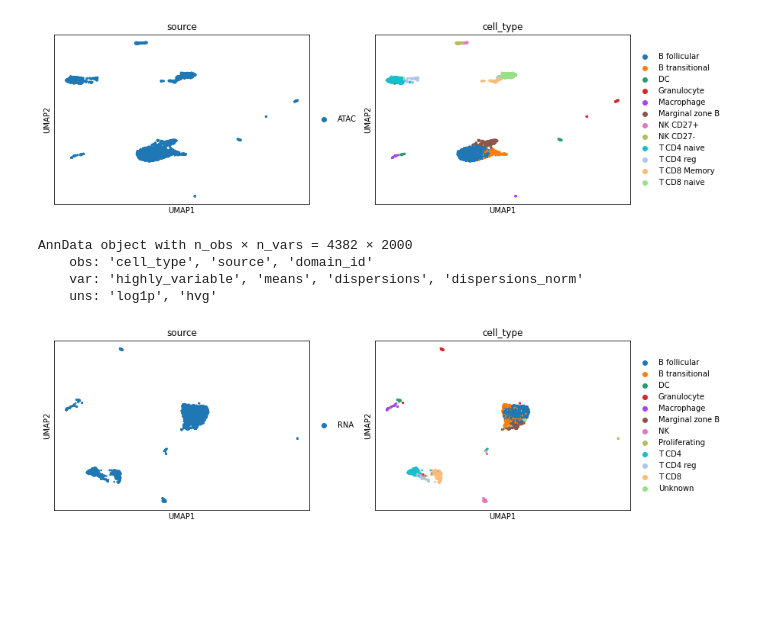
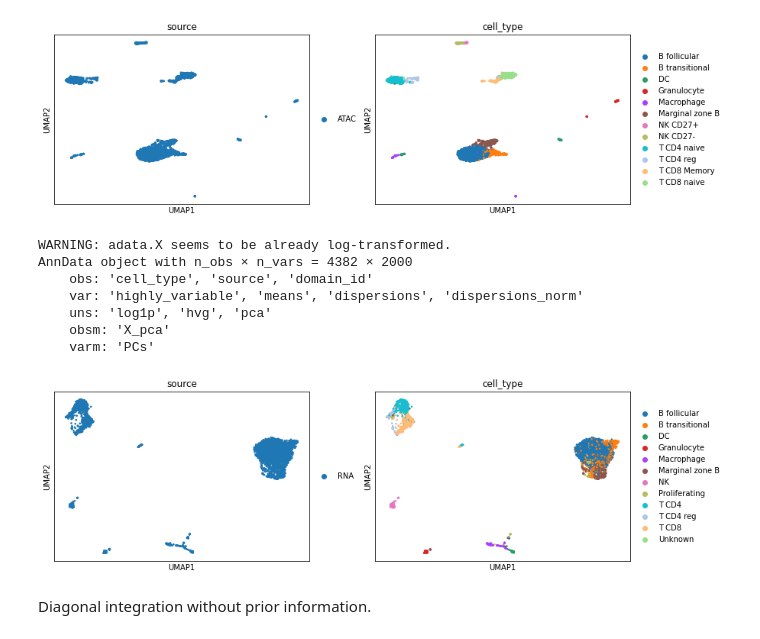
Before and after one commit to caokai1073/uniPort, a Jupyter notebook: docs/source/examples/diagonal_mouse_spleen.ipynb, the cells around one changed output. Drawn from its saved outputs; the diff is of its cells as text; code cells hidden in the pictures; blank space fills up the shorter version.

```diff
--- a/docs/source/examples/diagonal_mouse_spleen.ipynb
+++ b/docs/source/examples/diagonal_mouse_spleen.ipynb
@@ -45,19 +47,24 @@ AnnData object with n_obs × n_vars = 3166 × 126590
 # %%
 sc.pp.normalize_total(adata_rna)
 sc.pp.log1p(adata_rna)
 sc.pp.highly_variable_genes(adata_rna, n_top_genes=2000, inplace=False, subset=True)
+sc.pp.pca(adata_rna)
 up.batch_scale(adata_rna)
 print(adata_rna)
 
 adata_rna_copy = adata_rna.copy()
-sc.pp.pca(adata_rna_copy)
 sc.pp.neighbors(adata_rna_copy)
 sc.tl.umap(adata_rna_copy, min_dist=0.1)
 sc.pl.umap(adata_rna_copy, color=['source', 'cell_type'])
 # %% [output]
+WARNING: adata.X seems to be already log-transformed.
 AnnData object with n_obs × n_vars = 4382 × 2000
     obs: 'cell_type', 'source', 'domain_id'
     var: 'highly_variable', 'means', 'dispersions', 'dispersions_norm'
-    uns: 'log1p', 'hvg'
+    uns: 'log1p', 'hvg', 'pca'
+    obsm: 'X_pca'
+    varm: 'PCs'
-[figure, old version]
+[figure, new version]
+# %% [markdown]
+Diagonal integration without prior information.
 # %%
```
Also changed, not shown: parts of 7 cells of this notebook, 1 other file.
